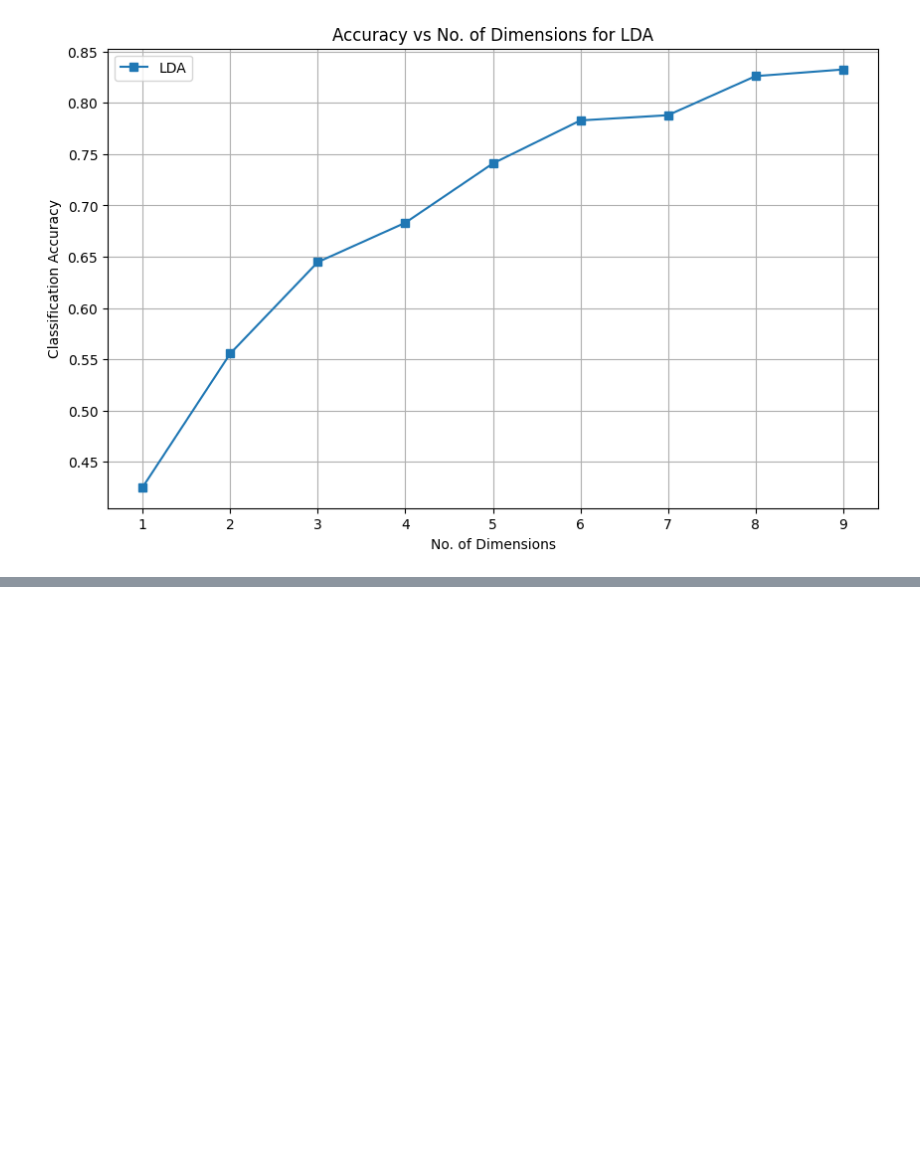
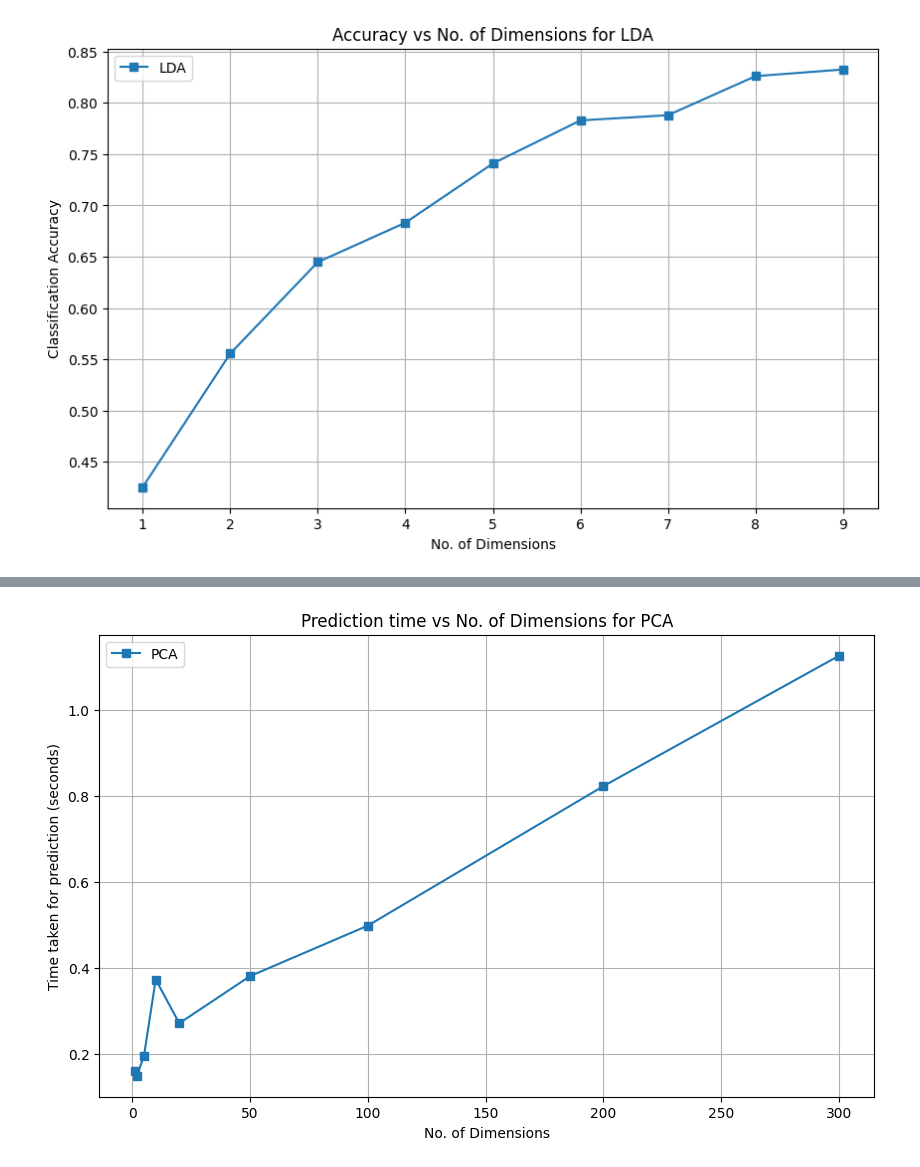
Before and after one commit to LiTianchu/IE4476-Classification-Assignment, a Jupyter notebook: reduction.ipynb, the cells around one changed output, grey strips where cells are left out. Cells and saved outputs as stored; diff of their text form; code cells hidden in the pictures; blank space fills up the shorter version.

Commit message:
time

```diff
--- a/reduction.ipynb
+++ b/reduction.ipynb
@@ -131,26 +146,32 @@ def dimensionality_reduction_classification(x_train, x_test, y_train, y_test, me
     # apply k-NN classifier
     classifier = KNeighborsClassifier(n_neighbors=5)
     classifier.fit(X_train_reduced, y_train)
+
+    start_time = time.time()
     y_pred = classifier.predict(X_test_reduced)
+    time_taken = time.time() - start_time
 
     # calculate accuracy
     accuracy = accuracy_score(y_test, y_pred)
 
-    return accuracy
+    return accuracy, time_taken
 # %%
 dimensions_pca = [1, 2, 5, 10, 20, 50, 100, 200, 300]
 dimensions_lda = [1, 2, 3, 4, 5, 6, 7, 8, 9] # LDA can only reduce to num_classes - 1 dimensions
 methods = ['PCA', 'LDA']
 results = {}
+time_taken_result = {}
 for method in methods:
     results[method] = []
+    time_taken_result[method] = []
     if method == 'PCA':
         dimensions = dimensions_pca
     else:
         dimensions = dimensions_lda
 
     for n in dimensions:
-        accuracy = dimensionality_reduction_classification(x_train, x_test, y_train, y_test, method, n)
+        accuracy, time_taken = dimensionality_reduction_classification(x_train, x_test, y_train, y_test, method, n)
         results[method].append(accuracy)
-        print(f"{method} with {n} dimensions accuracy score: {accuracy}")
+        time_taken_result[method].append(time_taken)
+        print(f"{method} with {n} dimensions accuracy score: {accuracy}, prediction time: {time_taken}")
 # %% [output]
@@ -211,0 +233,12 @@ plt.show()
+# %%
+plt.figure(figsize=(10, 6))
+plt.plot(dimensions_pca, time_taken_result['PCA'], marker='s', label='PCA')
+plt.xlabel('No. of Dimensions')
+plt.ylabel('Time taken for prediction (seconds)')
+plt.title('Prediction time vs No. of Dimensions for PCA')
+plt.legend()
+plt.grid(True)
+plt.savefig('prediction_time_vs_components_pca.png',format='png')
+plt.show()
+# %% [output]
+[figure, added]
```
Also changed, not shown: parts of 6 cells of this notebook, 2 other files.
